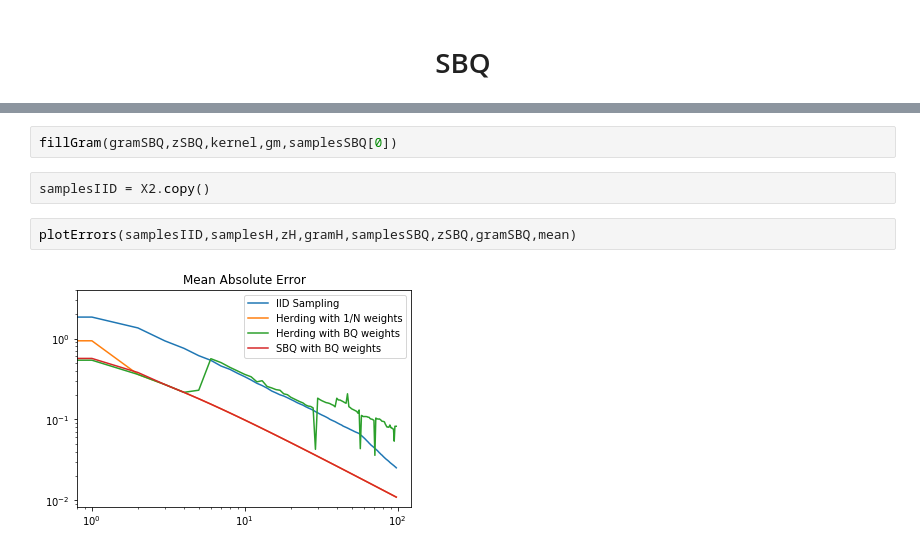
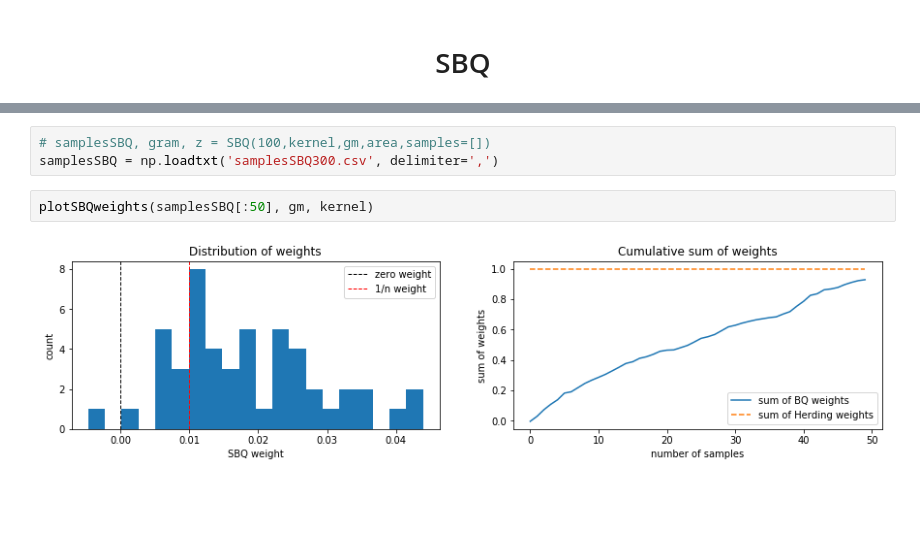
Before and after one commit to ChristopheVuong/MVA-BML-Project-Optimally-Weighted-Herding-is-Bayesian-Quadrature, a Jupyter notebook: Herding vs SBQ.ipynb, the cells around one changed output, grey strips where cells are left out. Cells and saved outputs as stored; diff of their text form; blank space fills up the shorter version.

```diff
--- a/Herding vs SBQ.ipynb
+++ b/Herding vs SBQ.ipynb
@@ -582,8 +81,7 @@ TypeError: fillGram() missing 1 required positional argument: 'samples'
-# %%
-fillGram(gramSBQ,zSBQ,kernel,gm,samplesSBQ[0])
-# %%
-samplesIID = X2.copy()
-# %%
-plotErrors(samplesIID,samplesH,zH,gramH,samplesSBQ,zSBQ,gramSBQ,mean)
-# %% [output]
-[figure, removed]
+# %%
+# samplesSBQ, gram, z = SBQ(100,kernel,gm,area,samples=[])
+samplesSBQ = np.loadtxt('samplesSBQ300.csv', delimiter=',')
+# %%
+plotSBQweights(samplesSBQ[:50], gm, kernel)
+# %% [output]
+[figure, added]
```
Also changed, not shown: parts of 71 cells of this notebook, 13 other files.
